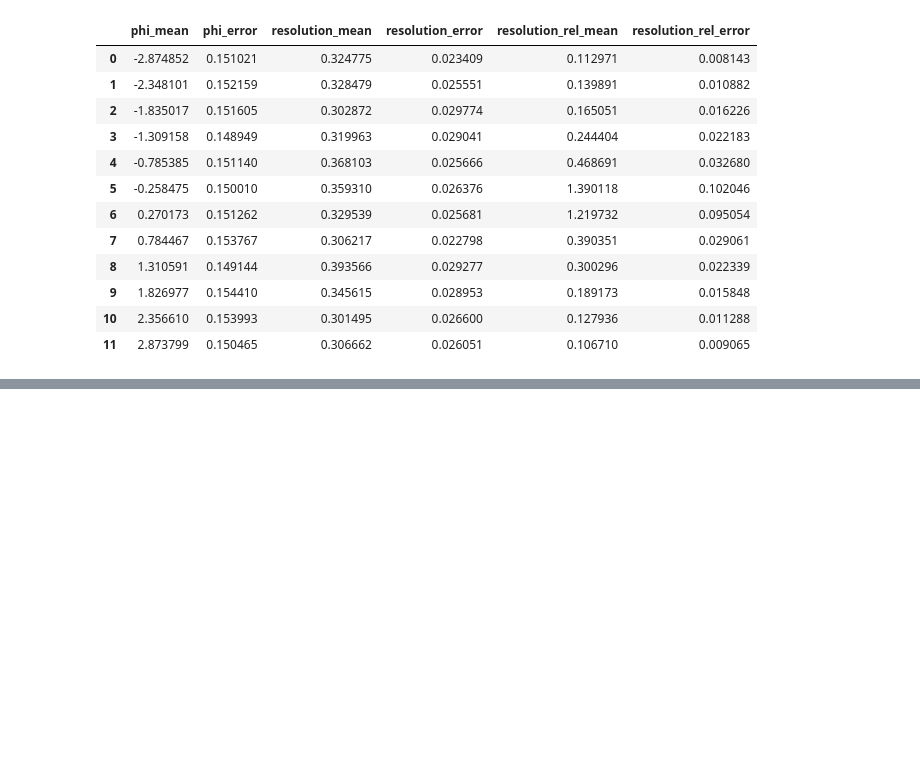
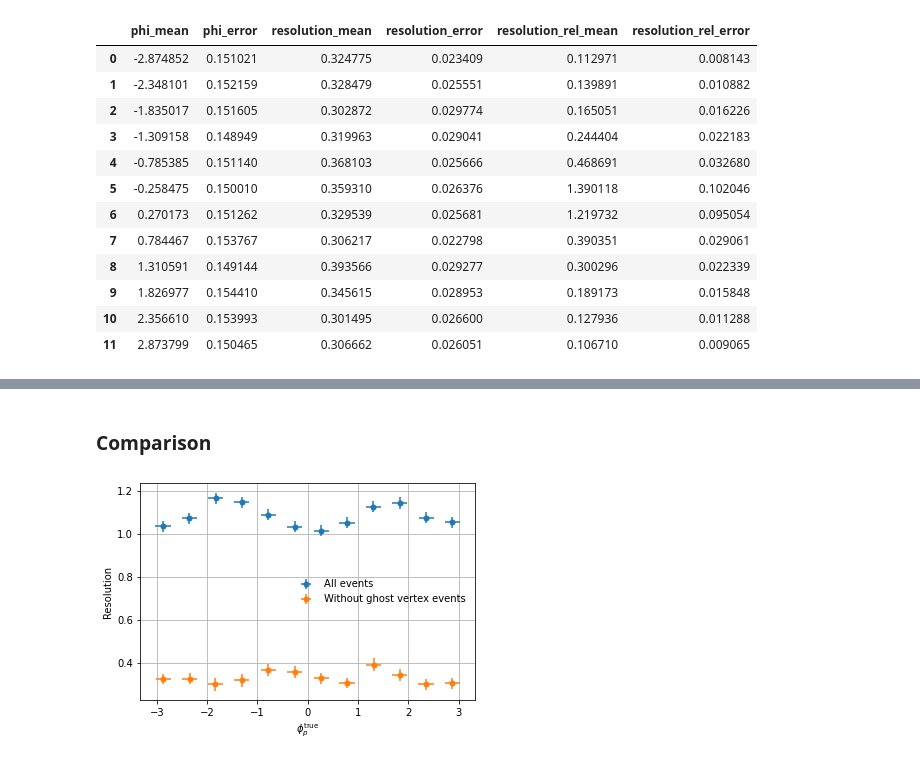
Before and after one commit to alatios/lb2jpsil_lambda-emdm-measurement, a Jupyter notebook: 05_proton_angle_resolutions.ipynb, the cells around one changed output, grey strips where cells are left out. Cells and saved outputs as stored; diff of their text form; code cells hidden in the pictures; blank space fills up the shorter version.

```diff
--- a/05_proton_angle_resolutions.ipynb
+++ b/05_proton_angle_resolutions.ipynb
@@ -1511,3 +1675,50 @@ df_res_phi_nocross
+# %% [markdown]
+### Comparison
+# %%
+plt.errorbar(
+    x=df_res_phi['phi_mean'],
+    y=df_res_phi['resolution_mean'],
+    xerr=df_res_phi['phi_error'],
+    yerr=df_res_phi['resolution_error'],
+    color='tab:blue',
+    linestyle='',
+    marker='.',
+    markersize=10,
+    label='All events',
+)
+
+
+plt.errorbar(
+    x=df_res_phi_nocross['phi_mean'],
+    y=df_res_phi_nocross['resolution_mean'],
+    xerr=df_res_phi_nocross['phi_error'],
+    yerr=df_res_phi_nocross['resolution_error'],
+    color='tab:orange',
+    linestyle='',
+    marker='.',
+    markersize=10,
+    label='Without ghost vertex events',
+)
+
+plt.xlabel(r'$\phi_p^{\mathrm{true}}$')
+plt.ylabel("Resolution")
+
+if show_titles:
+    plt.title(r"Proton $\phi$ helicity angle resolution" + "\n" + "(MC simulation, reco sample)")
+
+if show_grid:
+    plt.grid()
+
+plt.legend(frameon=False)
+
+if save_plots:
+    plt.savefig(plot_directory + 'MCRECO_p_phi_resolution_nocross_color' + '.pdf', bbox_inches = 'tight')
+
+#plt.ylim(0,1.3)
+
+plt.show()
+# %% [output]
+[figure, added]
 # %%
 plt.errorbar(
     x=df_res_phi['phi_mean'],
```
Also changed, not shown: parts of 14 cells of this notebook.
